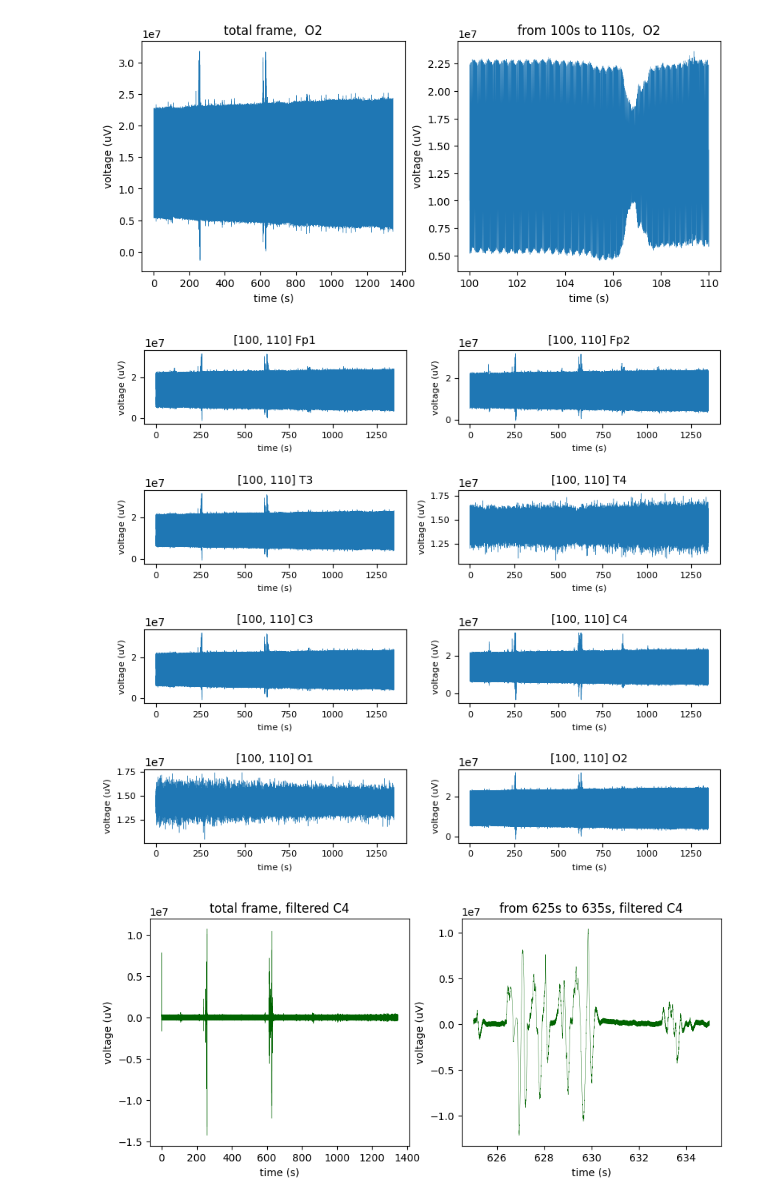
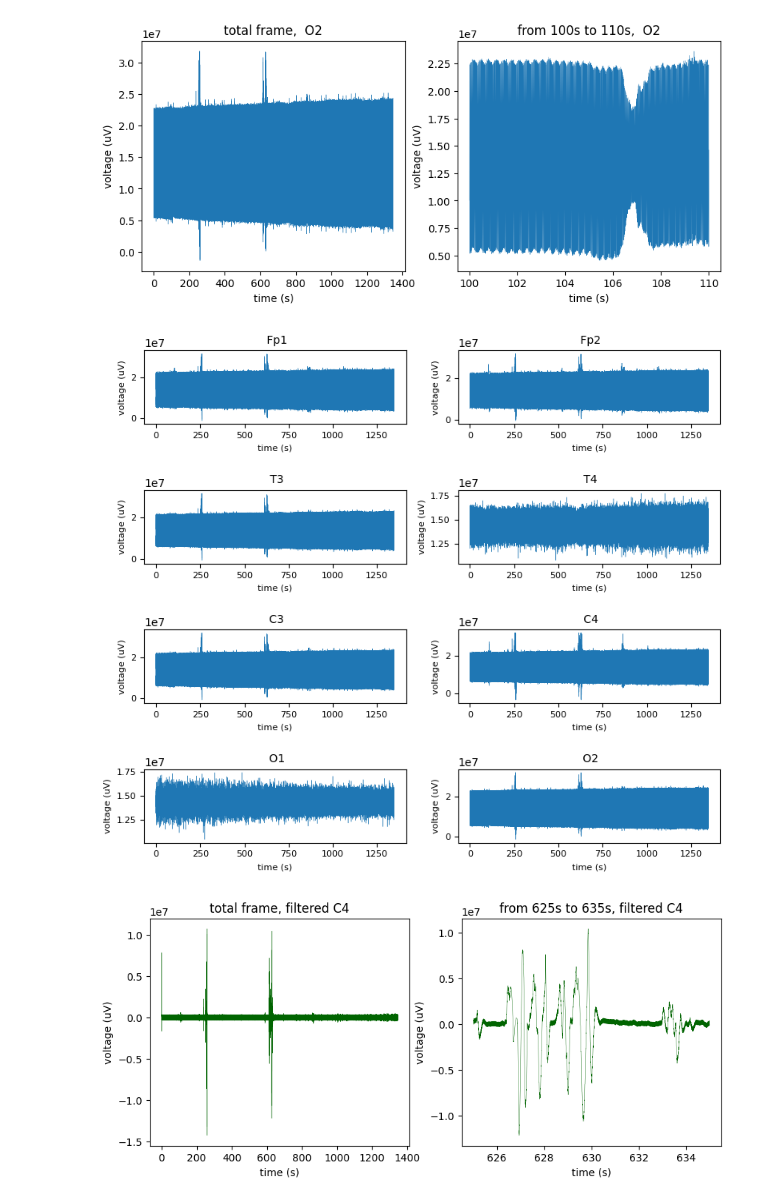
Before and after one commit to jpowell24/learningML, a Jupyter notebook: Python_exercises/EEG-MUSIC-example.ipynb, the cells around one changed output. Saved outputs shown, nothing was run; the diff lists cells and outputs as text; code cells hidden in the pictures.

```diff
--- a/Python_exercises/EEG-MUSIC-example.ipynb
+++ b/Python_exercises/EEG-MUSIC-example.ipynb
@@ -103,9 +103,9 @@ def plot_all_signal(all_signals, all_headers, tag = None):
         plt.xticks(fontsize=8);
         plt.yticks(fontsize=8);
 # %%
-plot_all_signal(signals, signal_headers, [start_time, stop_time])
+plot_all_signal(signals, signal_headers)
 # %% [output]
-[figure, old version]
+[figure, new version]
 # %%
 from scipy import signal
 # %%
```
Also changed, not shown: parts of 3 cells of this notebook.
